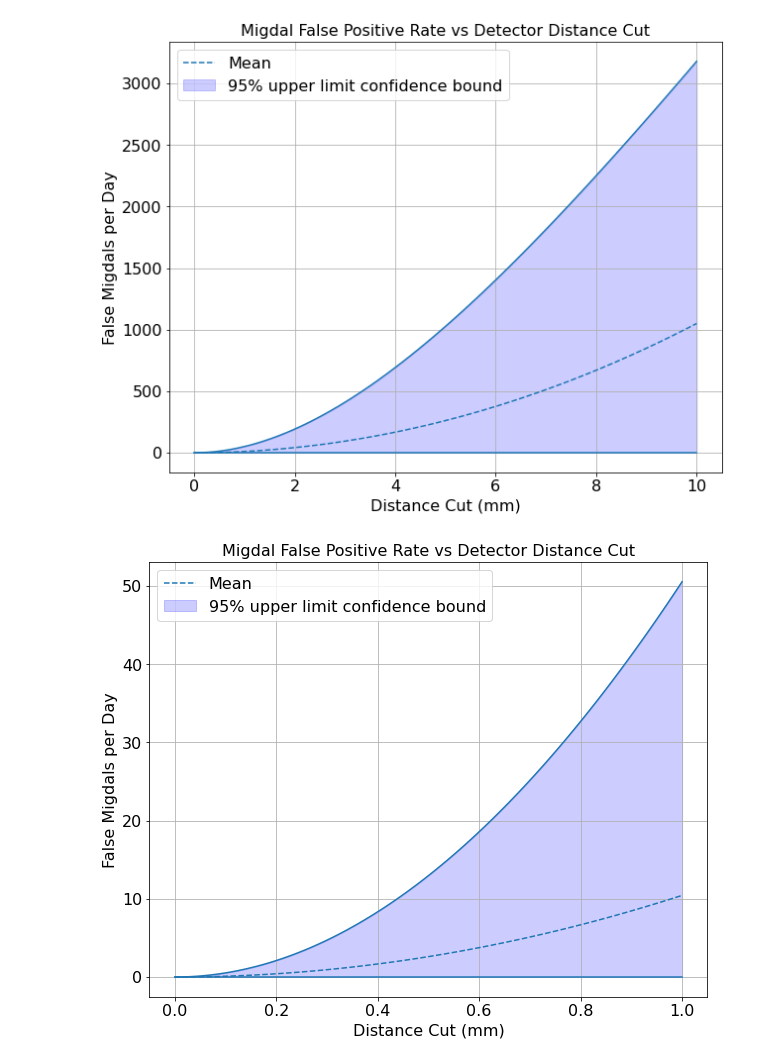
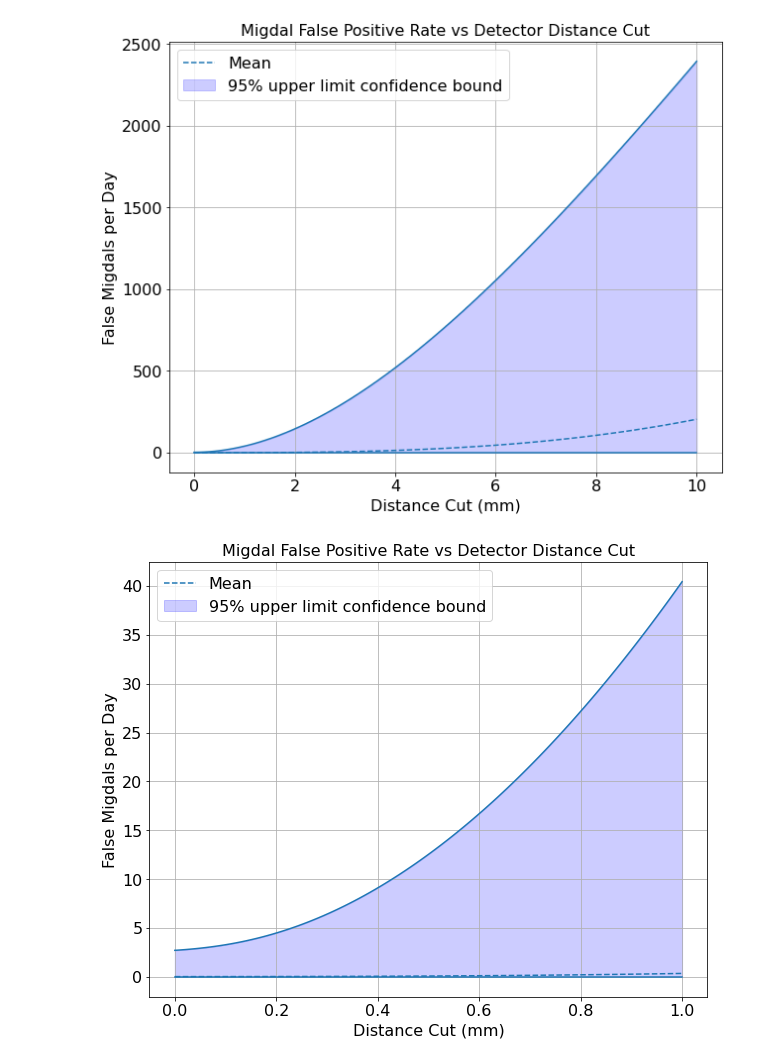
Before and after one commit to ArktisDev/Migdal, a Jupyter notebook: analysis/graphing/Coincidence Analysis.ipynb, the cells around one changed output. Saved outputs shown, nothing was run; the diff lists cells and outputs as text; code cells hidden in the pictures.

```diff
--- a/analysis/graphing/Coincidence Analysis.ipynb
+++ b/analysis/graphing/Coincidence Analysis.ipynb
@@ -59,6 +68,6 @@ plt.show()
 # %%
-def erfKernel(x_list, A, d, w):
-    return A * (0.5 * scipy.special.erf((d - x_list) / w) + 0.5)
+def Kernel(x_list, A, d, w):
+    return A * (0.5 * erf((d - x_list) / w) + 0.5) + (1 - A) / ((0.5 * x_list + 1) ** 5)
 
 fig, ax = plt.subplots()
 
@@ -67,7 +76,7 @@ kernelCenter = 1
 w = 0.15
 
 d = np.linspace(0, 1.5, 1000)
-confusionKernel = erfKernel(d, A, kernelCenter, w)
+confusionKernel = Kernel(d, A, kernelCenter, w)
 
 ax.plot(d, confusionKernel)
 
@@ -91,21 +100,30 @@ plt.show()
-# %%
-# Antiderivative of poly4 for finding area under curve
-def int_poly4(x, a, b, c, d):
-    return a * x ** 2 / 2 + b * x ** 3 / 3 + c * x ** 4 / 4 + d * x ** 5 / 5
-
-# Left endpoint is 0, right endpoint is x. This is gradient w.r.t. parameters of value of integral
-def grad_int_poly4(x, a, b, c, d):
-    return np.array([x ** 2 / 2, x ** 3 / 3, x ** 4 / 4, x ** 5 / 5])
-
-def CoincidencesPerSecond(distanceResolution):
-    coincidencesPerSecond = int_poly4(distanceResolution, *popt)
-    errcoincidencesPerSecond = np.sqrt(pcov @ grad_int_poly4(distanceResolution, *popt) @ grad_int_poly4(distanceResolution, *popt))
-
-    return (coincidencesPerSecond, errcoincidencesPerSecond)
+# %%
+# Area under curve of poly * confusion kernel:
+def IntegratedCounts(a, b, c, d, A, kernelCenter, w):
+    return scipy.integrate.quad(lambda x : ((poly4(x, a, b, c, d)) * (Kernel(x, A, kernelCenter, w))), 0, kernelCenter + 50 * w)[0]
+
+# Gradient calculated by mathematica
+def GradIntegratedCounts(a, b, c, d, A, kernelCenter, w):
+    return np.array(
+        [scipy.misc.derivative(lambda a : IntegratedCounts(a, popt[1], popt[2], popt[3], A, kernelCenter, w), popt[0], 0.01),
+         scipy.misc.derivative(lambda b : IntegratedCounts(popt[0], b, popt[2], popt[3], A, kernelCenter, w), popt[1], 0.01),
+         scipy.misc.derivative(lambda c : IntegratedCounts(popt[0], popt[1], c, popt[3], A, kernelCenter, w), popt[2], 0.01),
+         scipy.misc.derivative(lambda d : IntegratedCounts(popt[0], popt[1], popt[2], d, A, kernelCenter, w), popt[3], 0.01)
+        ]
+    )
+
+def CoincidencesPerSecond(A, kernelCenter, w):
+    coincidencesPerSecond = IntegratedCounts(*popt, A, kernelCenter, w)
+    errcoincidencesPerSecond = np.sqrt(pcov @ GradIntegratedCounts(*popt, A, kernelCenter, w) @ GradIntegratedCounts(*popt, A, kernelCenter, w))
+
+    return (coincidencesPerSecond, errcoincidencesPerSecond)
 # %%
 distanceCuts = np.linspace(0, 10, 100)
 
-coincidencesPerSecond = np.array([CoincidencesPerSecond(d) for d in distanceCuts])
+A = 0.9
+w = 0.15
+
+coincidencesPerSecond = np.array([np.array(CoincidencesPerSecond(A, d, w)) for d in distanceCuts])
 errcoincidencesPerSecond = coincidencesPerSecond[:, 1]
 coincidencesPerSecond = coincidencesPerSecond[:, 0]
 
@@ -134,37 +152,40 @@ plt.yticks(fontsize=16)
 
 plt.show()
 # %% [output]
-[figure, old version]
+[figure, new version]
 # %%
 distanceCuts = np.linspace(0, 1, 100)
 
-coincidencesPerSecond = np.array([CoincidencesPerSecond(d) for d in distanceCuts])
+A = 0.9
+w = 0.15
+
+coincidencesPerSecond = np.array([np.array(CoincidencesPerSecond(A, d, w)) for d in distanceCuts])
 errcoincidencesPerSecond = coincidencesPerSecond[:, 1]
 coincidencesPerSecond = coincidencesPerSecond[:, 0]
 
 coincidencesPerDay = coincidencesPerSecond * 24 * 3600
 upperboundPerDay = (coincidencesPerSecond + 1.64 * errcoincidencesPerSecond) * 24 * 3600
 lowerboundPerDay = np.zeros_like(upperboundPerDay)
 #lowerboundPerDay = (coincidencesPerSecond - 1.96 * errcoincidencesPerSecond) * 24 * 3600
 #lowerboundPerDay = np.where(lowerboundPerDay < 0, 0, lowerboundPerDay)
 
 fig, ax = plt.subplots()
 
 ax.plot(distanceCuts, upperboundPerDay, color='tab:blue')
 ax.plot(distanceCuts, lowerboundPerDay, color='tab:blue')
 ax.plot(distanceCuts, coincidencesPerDay, '--', color='tab:blue', label='Mean')
 
 ax.fill_between(distanceCuts, lowerboundPerDay, upperboundPerDay, color='blue', alpha=.2, label='95% upper limit confidence bound')
 
 ax.grid()
 ax.legend(fontsize=16)
 
 ax.set_xlabel('Distance Cut (mm)', fontsize=16)
 ax.set_ylabel('False Migdals per Day', fontsize=16)
 ax.set_title('Migdal False Positive Rate vs Detector Distance Cut', fontsize=16)
 plt.xticks(fontsize=16)
 plt.yticks(fontsize=16)
 
 plt.show()
 # %% [output]
-[figure, old version]
+[figure, new version]
```
Also changed, not shown: parts of 6 cells of this notebook, 6 other files.
